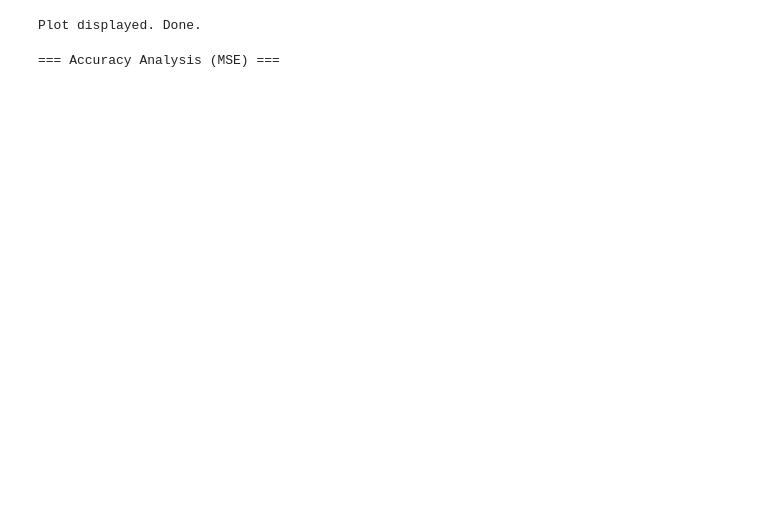
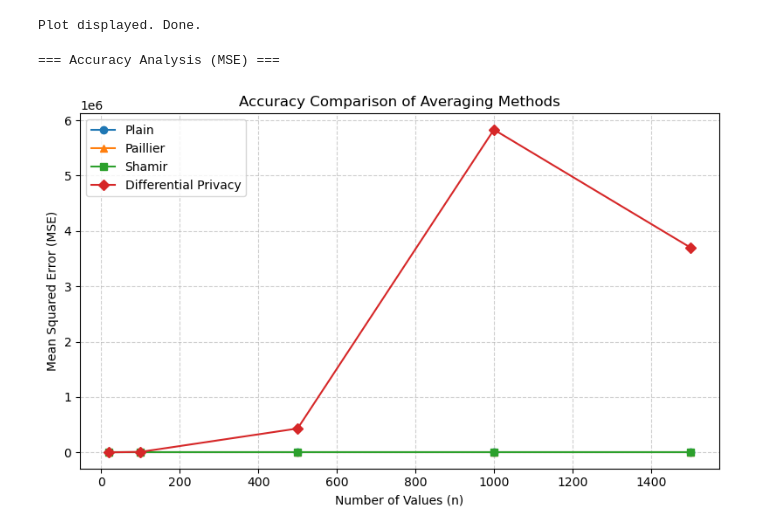
Before and after one commit to nguyenhoang10112005/cs323-project4, a Jupyter notebook: test.ipynb, the cells around one changed output. Cells and saved outputs as stored; diff of their text form; code cells hidden in the pictures; blank space fills up the shorter version.

```diff
--- a/test.ipynb
+++ b/test.ipynb
@@ -12,12 +12,28 @@ bit_length = p.bit_length()
 n_values = [20,100,500,1000,1500]
 num_runs = 3  # repeat each method 5 times for stability
 
-times_plain, times_paillier, times_shamir, times_dp, errors_dp = [], [], [], [], []
+# --- Containers for timing and average results ---
+times_plain, times_paillier, times_shamir, times_dp = [], [], [], []
+errors_dp = []
+
+# NEW: store computed averages for accuracy comparison later
+avg_plain_results = {}
+avg_paillier_results = {}
+avg_shamir_results = {}
+avg_dp_results = {}
 
 print("Starting runtime comparison")
 print(f"Prime p set to {p.bit_length()} bits")
 print(f"n_values = {n_values}")
 print(f"Each method runs {num_runs} times per n\n")
+
+values = {}
+for c in n_values:
+    # Generate c random integers between 0 and 100
+    d = [random.randint(0, 100) for _ in range(c)]
+    values[c] = d
+
+true_means = {n: sum(v)/len(v) for n, v in values.items()}
 # %% [output]
 Starting runtime comparison
 Prime p set to 64 bits
@@ -364,2 +364,22 @@ plt.show()
 # %% [output]
 === Accuracy Analysis (MSE) ===
+# %%
+mse_plain = compute_mse(avg_plain_results, true_means)
+mse_paillier = compute_mse(avg_paillier_results, true_means)
+mse_shamir = compute_mse(avg_shamir_results, true_means)
+mse_dp = compute_mse(avg_dp_results, true_means)
+# %%
+plt.figure(figsize=(8,5))
+plt.plot(n_values, [mse_plain[n] for n in n_values], marker='o', label='Plain')
+plt.plot(n_values, [mse_paillier[n] for n in n_values], marker='^', label='Paillier')
+plt.plot(n_values, [mse_shamir[n] for n in n_values], marker='s', label='Shamir')
+plt.plot(n_values, [mse_dp[n] for n in n_values], marker='D', label='Differential Privacy')
+plt.xlabel("Number of Values (n)")
+plt.ylabel("Mean Squared Error (MSE)")
+plt.title("Accuracy Comparison of Averaging Methods")
+plt.legend()
+plt.grid(True, linestyle='--', alpha=0.6)
+plt.tight_layout()
+plt.show()
+# %% [output]
+[figure, added]
```
Also changed, not shown: parts of 7 cells of this notebook, 2 other files.
